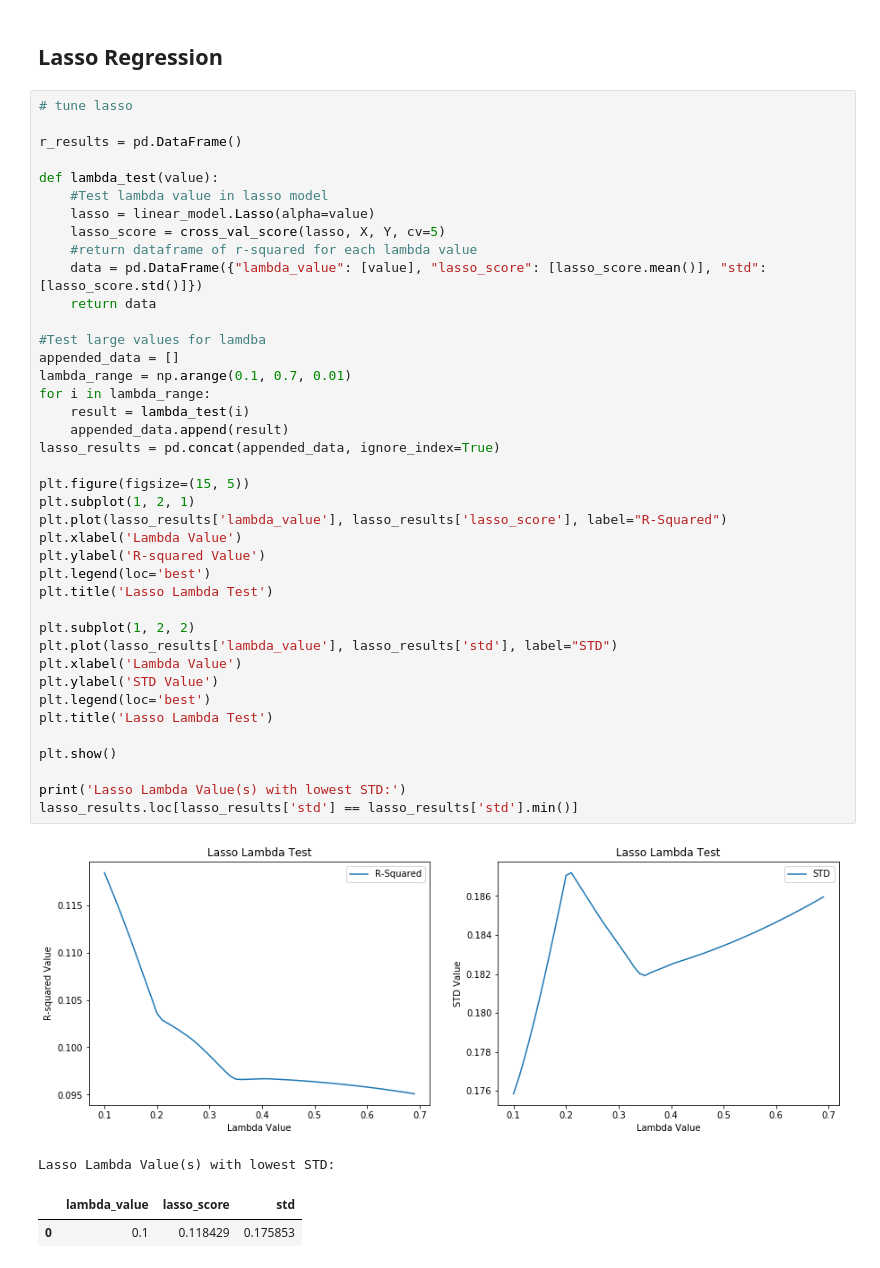
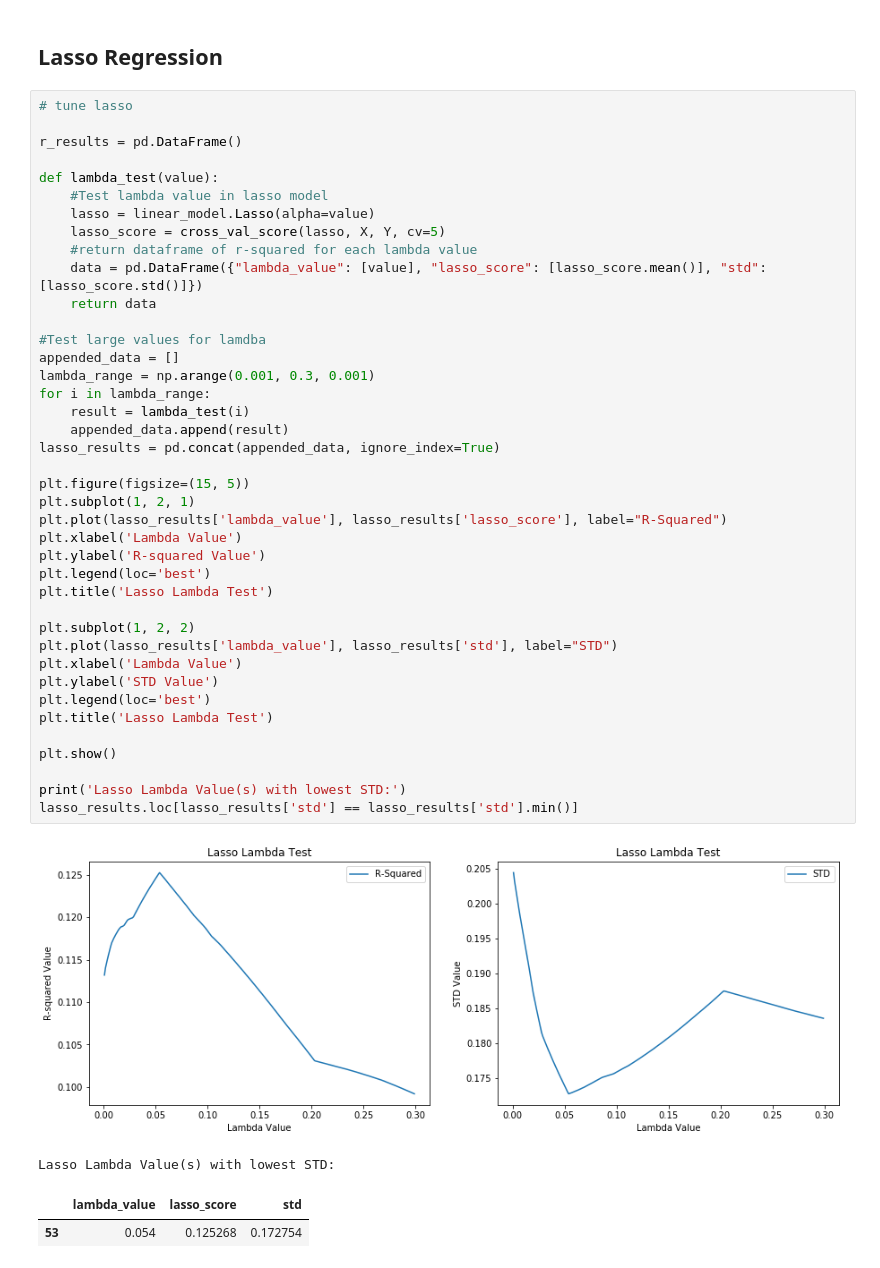
Before and after one commit to mbeckmanssf/Thinkful, a Jupyter notebook: Unit-3/Capstone-Countries.ipynb, the cells around one changed output. Saved outputs shown, nothing was run; the diff lists cells and outputs as text.

```diff
--- a/Unit-3/Capstone-Countries.ipynb
+++ b/Unit-3/Capstone-Countries.ipynb
@@ -325,35 +369,35 @@ def lambda_test(value):
     data = pd.DataFrame({"lambda_value": [value], "lasso_score": [lasso_score.mean()], "std": [lasso_score.std()]})
     return data
 
 #Test large values for lamdba
 appended_data = []
-lambda_range = np.arange(0.1, 0.7, 0.01)
+lambda_range = np.arange(0.001, 0.3, 0.001)
 for i in lambda_range:
     result = lambda_test(i)
     appended_data.append(result)
 lasso_results = pd.concat(appended_data, ignore_index=True)
 
 plt.figure(figsize=(15, 5))
 plt.subplot(1, 2, 1)
 plt.plot(lasso_results['lambda_value'], lasso_results['lasso_score'], label="R-Squared")
 plt.xlabel('Lambda Value')
 plt.ylabel('R-squared Value')
 plt.legend(loc='best')
 plt.title('Lasso Lambda Test')
 
 plt.subplot(1, 2, 2)
 plt.plot(lasso_results['lambda_value'], lasso_results['std'], label="STD")
 plt.xlabel('Lambda Value')
 plt.ylabel('STD Value')
 plt.legend(loc='best')
 plt.title('Lasso Lambda Test')
 
 plt.show()
 
 print('Lasso Lambda Value(s) with lowest STD:')
 lasso_results.loc[lasso_results['std'] == lasso_results['std'].min()]
 # %% [output]
-[figure, old version]
+[figure, new version]
 Lasso Lambda Value(s) with lowest STD:
 |  | lambda_value | lasso_score | std |
-| 0 | 0.1 | 0.118429 | 0.175853 |
+| 53 | 0.054 | 0.125268 | 0.172754 |
```
Also changed, not shown: parts of 9 cells of this notebook.
